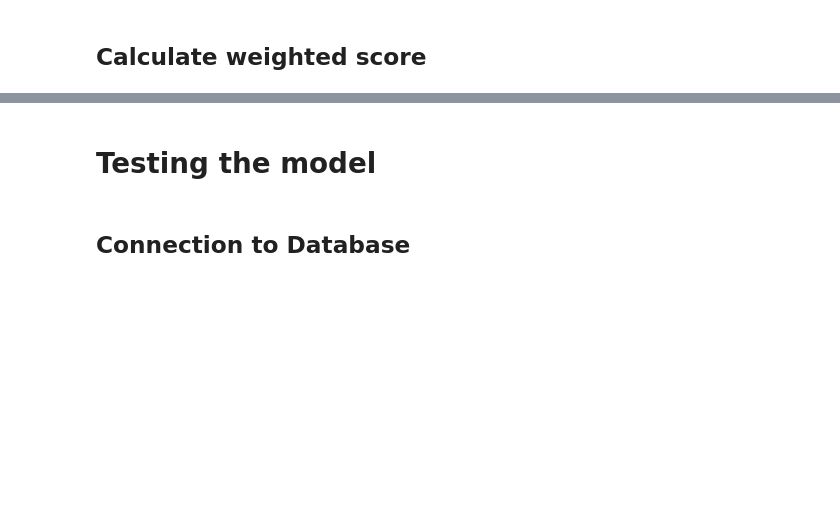
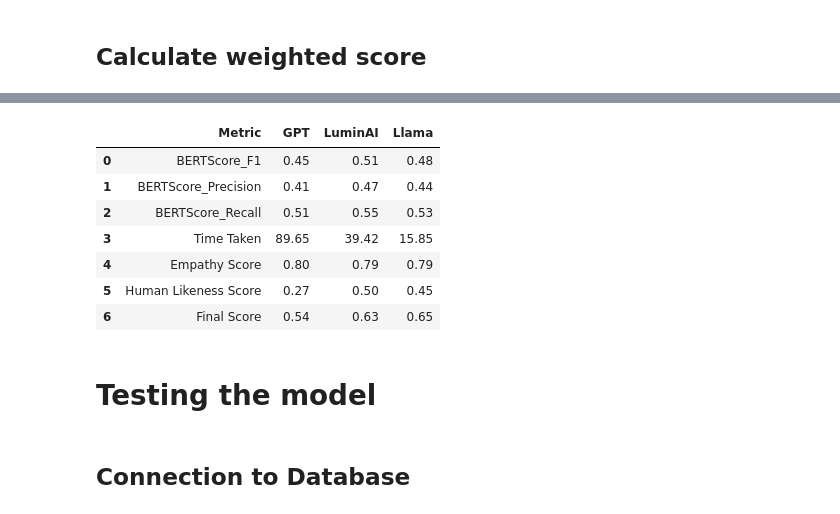
Before and after one commit to alvinnnnnnnnnn/MentalHealth-LLM, a Jupyter notebook: gpt.ipynb, the cells around one changed output, grey strips where cells are left out. Saved outputs shown, nothing was run; the diff lists cells and outputs as text; code cells hidden in the pictures; blank space fills up the shorter version.

```diff
--- a/gpt.ipynb
+++ b/gpt.ipynb
@@ -550,3 +468,93 @@ df.to_csv("metrics.csv", index=False)
+# %%
+import pandas as pd
+
+# Assuming score_df is already loaded with the necessary columns
+
+# Calculate means for each metric
+gpt_metrics = {
+    "BERTScore_F1": score_df["gpt_model_response_BERT_F1"].mean(),
+    "BERTScore_Precision": score_df["gpt_model_response_BERT_Precision"].mean(),
+    "BERTScore_Recall": score_df["gpt_model_response_BERT_Recall"].mean(),
+    "Time Taken": score_df["gpt_model_time_taken"].mean(),
+    "Empathy Score": score_df["gpt_model_response_Empathy_Score"].mean(),
+    "Human Likeness Score": score_df["gpt_model_response_Human_Likeness_SCore"].mean()
+}
+
+luminai_metrics = {
+    "BERTScore_F1": score_df["custom_model_response_BERT_F1"].mean(),
+    "BERTScore_Precision": score_df["custom_model_response_BERT_Precision"].mean(),
+    "BERTScore_Recall": score_df["custom_model_response_BERT_Recall"].mean(),
+    "Time Taken": score_df["custom_model_time_taken"].mean(),
+    "Empathy Score": score_df["custom_model_response_Empathy_Score"].mean(),
+    "Human Likeness Score": score_df["custom_model_response_Human_Likeness_SCore"].mean()
+}
+
+llama_metrics = {
+    "BERTScore_F1": score_df["llama_model_response_BERT_F1"].mean(),
+    "BERTScore_Precision": score_df["llama_model_response_BERT_Precision"].mean(),
+    "BERTScore_Recall": score_df["llama_model_response_BERT_Recall"].mean(),
+    "Time Taken": score_df["llama_model_time_taken"].mean(),
+    "Empathy Score": score_df["llama_model_response_Empathy_Score"].mean(),
+    "Human Likeness Score": score_df["llama_model_response_Human_Likeness_SCore"].mean()
+}
+
+# Create DataFrame and round to 2 decimal places
+metrics_score_df = pd.DataFrame({
+    "Metric": list(gpt_metrics.keys()),
+    "GPT": list(gpt_metrics.values()),
+    "LuminAI": list(luminai_metrics.values()),
+    "Llama": list(llama_metrics.values())
+}).round(2)
+
+# Calculate weighted scores
+weights = {
+    "Empathy Score": 0.4,
+    "Human Likeness Score": 0.2,
+    "BERTScore_F1": 0.1,
+    "BERTScore_Precision": 0.1,
+    "BERTScore_Recall": 0.1,
+    "Time Taken": 0.1  # Handled separately
+}
+
+# Normalize time taken (shortest gets 1, longest gets 1/3)
+time_values = [gpt_metrics["Time Taken"], luminai_metrics["Time Taken"], llama_metrics["Time Taken"]]
+min_time = min(time_values)
+max_time = max(time_values)
+
+time_scores = [(1 if t == min_time else (1/3 if t == max_time else 2/3)) for t in time_values]
+
+# Compute final weighted scores
+def calculate_final_score(model_metrics, time_score):
+    score = sum(model_metrics[m] * weights[m] for m in weights if m != "Time Taken")
+    score += time_score * weights["Time Taken"]
+    return round(score, 2)
+
+final_scores = {
+    "GPT": calculate_final_score(gpt_metrics, time_scores[0]),
+    "LuminAI": calculate_final_score(luminai_metrics, time_scores[1]),
+    "Llama": calculate_final_score(llama_metrics, time_scores[2]),
+}
+
+# Append final score to DataFrame
+final_score_row = pd.DataFrame({
+    "Metric": ["Final Score"],
+    "GPT": [final_scores["GPT"]],
+    "LuminAI": [final_scores["LuminAI"]],
+    "Llama": [final_scores["Llama"]]
+})
+
+metrics_score_df = pd.concat([metrics_score_df, final_score_row], ignore_index=True)
+
+metrics_score_df
+# %% [output]
+|  | Metric | GPT | LuminAI | Llama |
+| 0 | BERTScore_F1 | 0.45 | 0.51 | 0.48 |
+| 1 | BERTScore_Precision | 0.41 | 0.47 | 0.44 |
+| 2 | BERTScore_Recall | 0.51 | 0.55 | 0.53 |
+| 3 | Time Taken | 89.65 | 39.42 | 15.85 |
+| 4 | Empathy Score | 0.80 | 0.79 | 0.79 |
+| 5 | Human Likeness Score | 0.27 | 0.50 | 0.45 |
+| 6 | Final Score | 0.54 | 0.63 | 0.65 |
 # %% [markdown]
 # Testing the model
 # %% [markdown]
```
Also changed, not shown: parts of 8 cells of this notebook, 1 other file.
